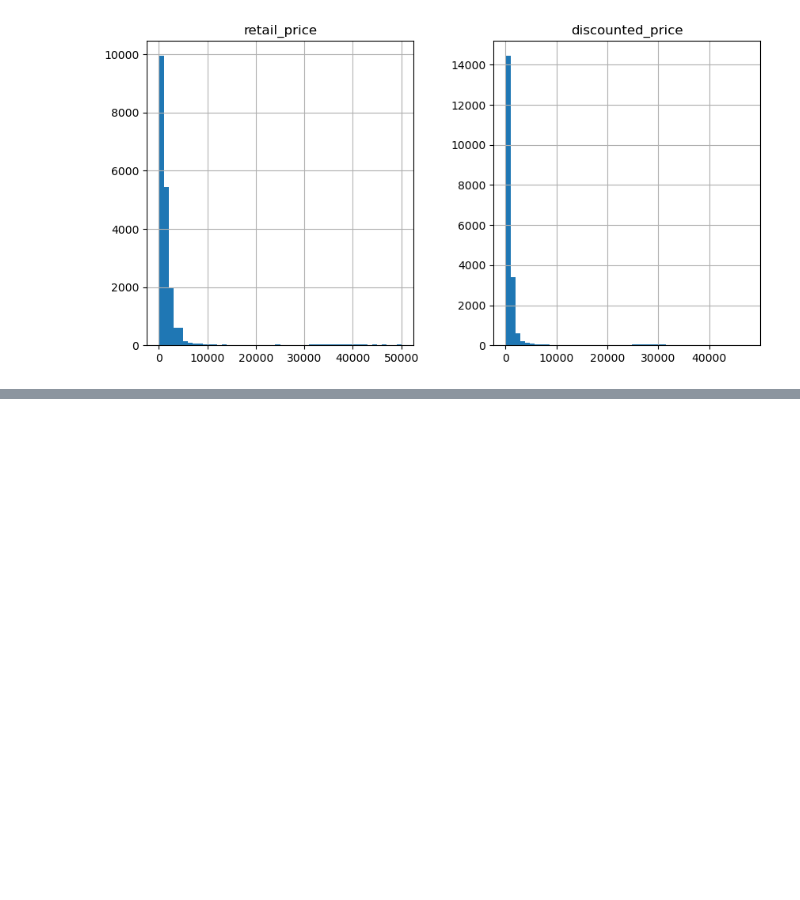
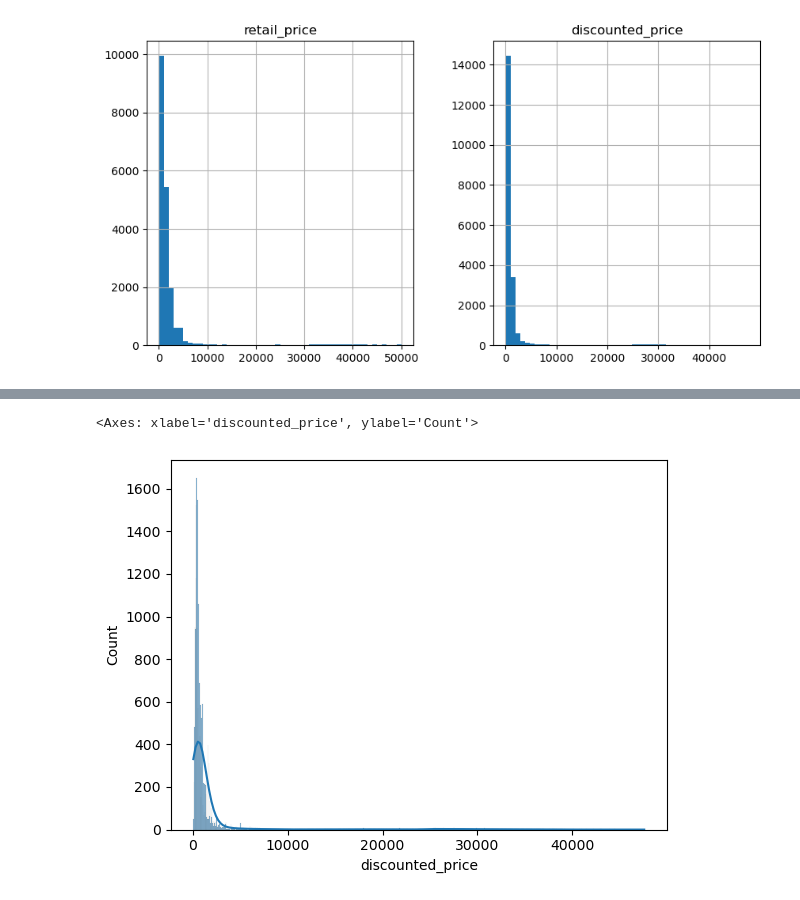
Before and after one commit to PushkarMalhotra2006/Product-Segementation, a Jupyter notebook: flipkart_products.ipynb, the cells around one changed output, grey strips where cells are left out. Cells and saved outputs as stored; diff of their text form; code cells hidden in the pictures; blank space fills up the shorter version.

```diff
--- a/flipkart_products.ipynb
+++ b/flipkart_products.ipynb
@@ -155,0 +166,2 @@ array([[<Axes: title={'center': 'retail_price'}>,
+# %%
+df_cleaned["Main_Category"] = df_cleaned['product_category_tree'].str.split(">>").str[0]
@@ -155,0 +184,2 @@ array([[<Axes: title={'center': 'retail_price'}>,
+# %%
+df_cleaned['Main_Category'] = df_cleaned['Main_Category'].str.replace('[\\[\\]\"]', '', regex=True)
@@ -155,0 +221,2 @@ array([[<Axes: title={'center': 'retail_price'}>,
+# %%
+df_cleaned['discount_percent'] = ((df_cleaned['retail_price'] - df_cleaned['discounted_price']) / df_cleaned['retail_price']) * 100
@@ -155,0 +251,5 @@ array([[<Axes: title={'center': 'retail_price'}>,
+# %%
+sns.histplot(data=df_cleaned,x='discounted_price',kde=True)
+# %% [output]
+<Axes: xlabel='discounted_price', ylabel='Count'>
+[figure, added]
```
Also changed, not shown: parts of 27 cells of this notebook.
